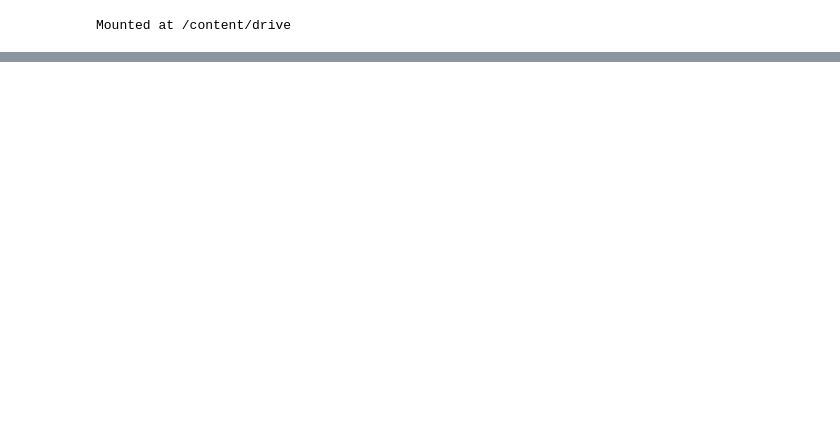
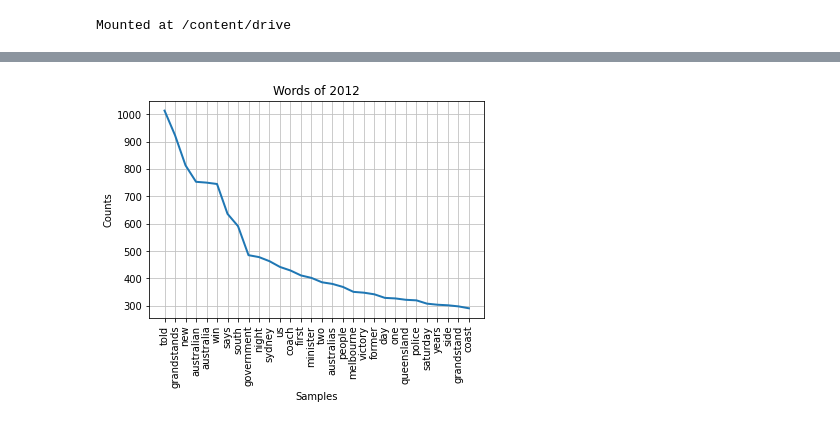
Before and after one commit to ChrisFJardine/Masterclass, a Jupyter notebook: CJardineAssignment3__Wrangling.ipynb, the cells around one changed output, grey strips where cells are left out. Saved outputs shown, nothing was run; the diff lists cells and outputs as text; code cells hidden in the pictures; blank space fills up the shorter version.

```diff
--- a/CJardineAssignment3__Wrangling.ipynb
+++ b/CJardineAssignment3__Wrangling.ipynb
@@ -59,0 +76,14 @@ NameError: ignored
+# %%
+stop = stopwords.words('english')
+df['words'] = df['text'].apply(lambda x: ' '.join([item for item in x.split() if item not in stop]))
+# %%
+df2012 = df[( df['date'] > pd.Timestamp(2012,1,1))  &  (df['date'] < pd.Timestamp(2013,1,1)) ]
+listwords2012 = ' '.join([x for x in df2012.words]).split()
+
+df2019 = df[( df['date'] > pd.Timestamp(2019,1,1))  &  (df['date'] < pd.Timestamp(2020,1,1)) ]
+listwords2019 = ' '.join([x for x in df2019.words]).split()
+# %%
+fdist = FreqDist(listwords2012)
+fdist.plot(30, cumulative = False, title = 'Words of 2012' )
+# %% [output]
+[figure, added]
```
Also changed, not shown: parts of 20 cells of this notebook.
